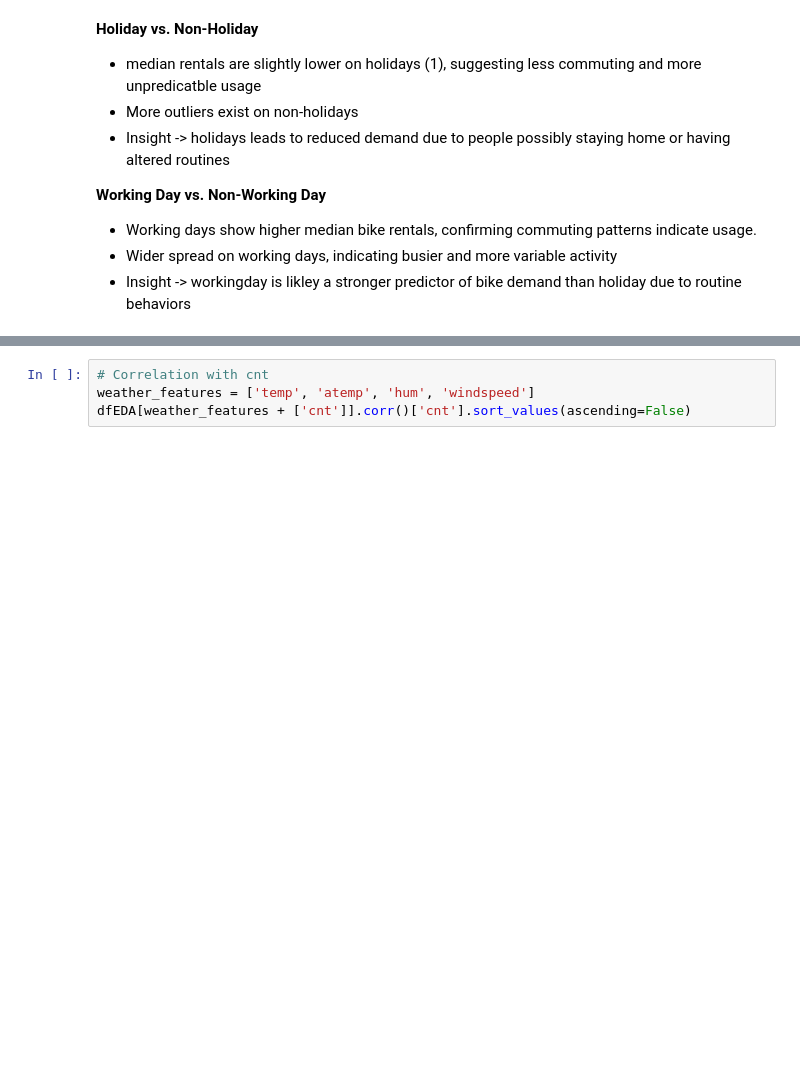
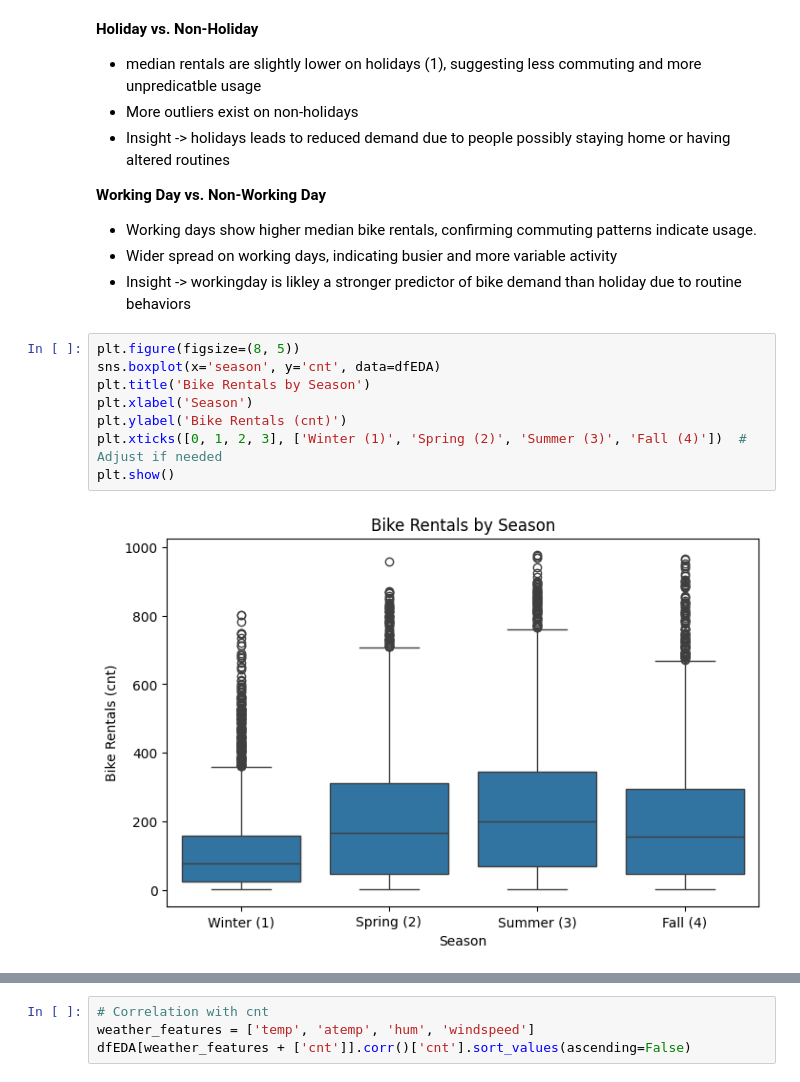
Before and after one commit to lucaskvz/AI-MACHINE-LEARNING-FOUNDATIONS, a Jupyter notebook: assignment_2_Lucas_Van_Zyl.ipynb, the cells around one changed output, grey strips where cells are left out. Cells and saved outputs as stored; diff of their text form; blank space fills up the shorter version.

```diff
--- a/assignment_2_Lucas_Van_Zyl.ipynb
+++ b/assignment_2_Lucas_Van_Zyl.ipynb
@@ -118,3 +120,13 @@ plt.show()
 - Working days show higher median bike rentals, confirming commuting patterns indicate usage.
 - Wider spread on working days, indicating busier and more variable activity
 - Insight -> workingday is likley a stronger predictor of bike demand than holiday due to routine behaviors
+# %%
+plt.figure(figsize=(8, 5))
+sns.boxplot(x='season', y='cnt', data=dfEDA)
+plt.title('Bike Rentals by Season')
+plt.xlabel('Season')
+plt.ylabel('Bike Rentals (cnt)')
+plt.xticks([0, 1, 2, 3], ['Winter (1)', 'Spring (2)', 'Summer (3)', 'Fall (4)'])  # Adjust if needed
+plt.show()
+# %% [output]
+[figure, added]
```
Also changed, not shown: parts of 35 cells of this notebook.
